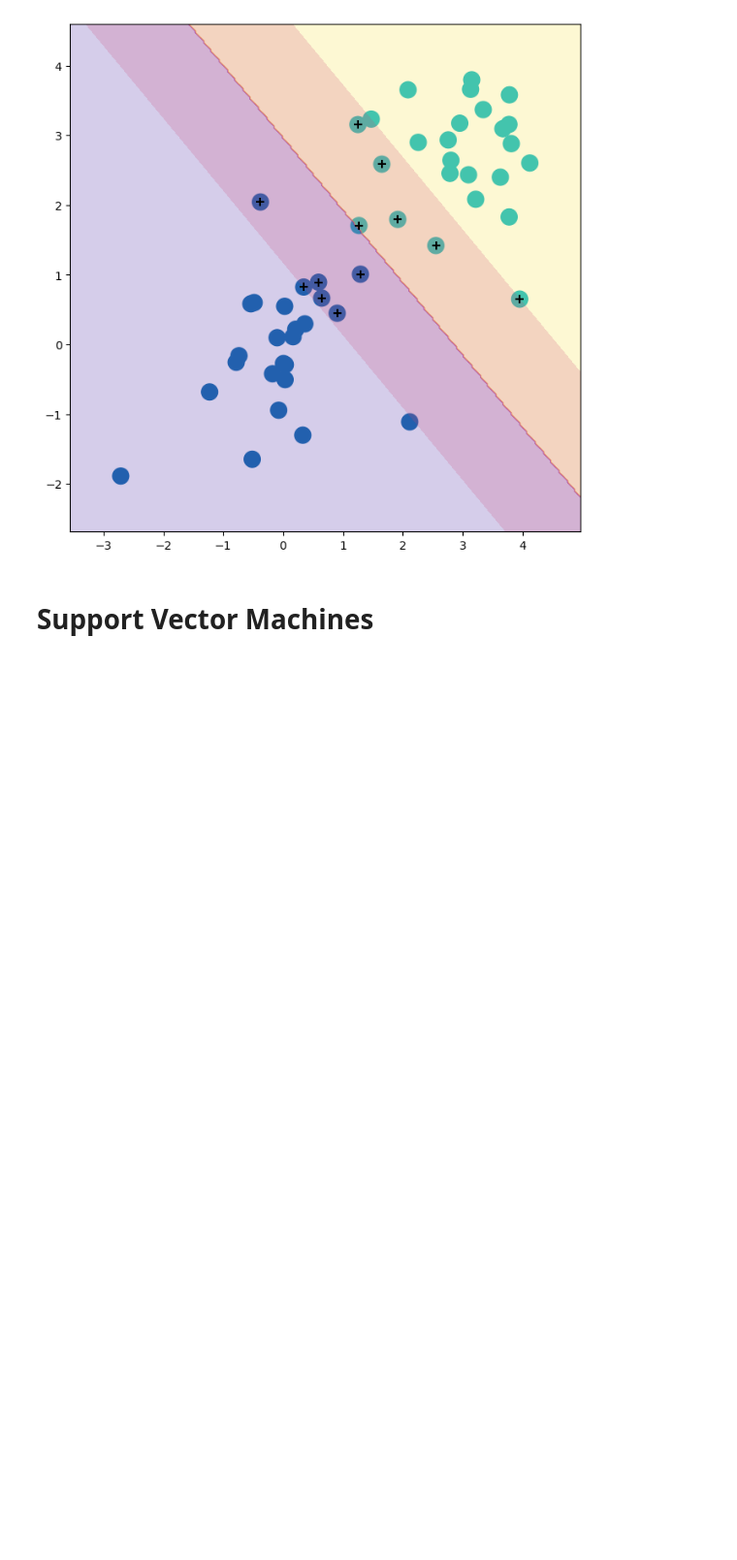
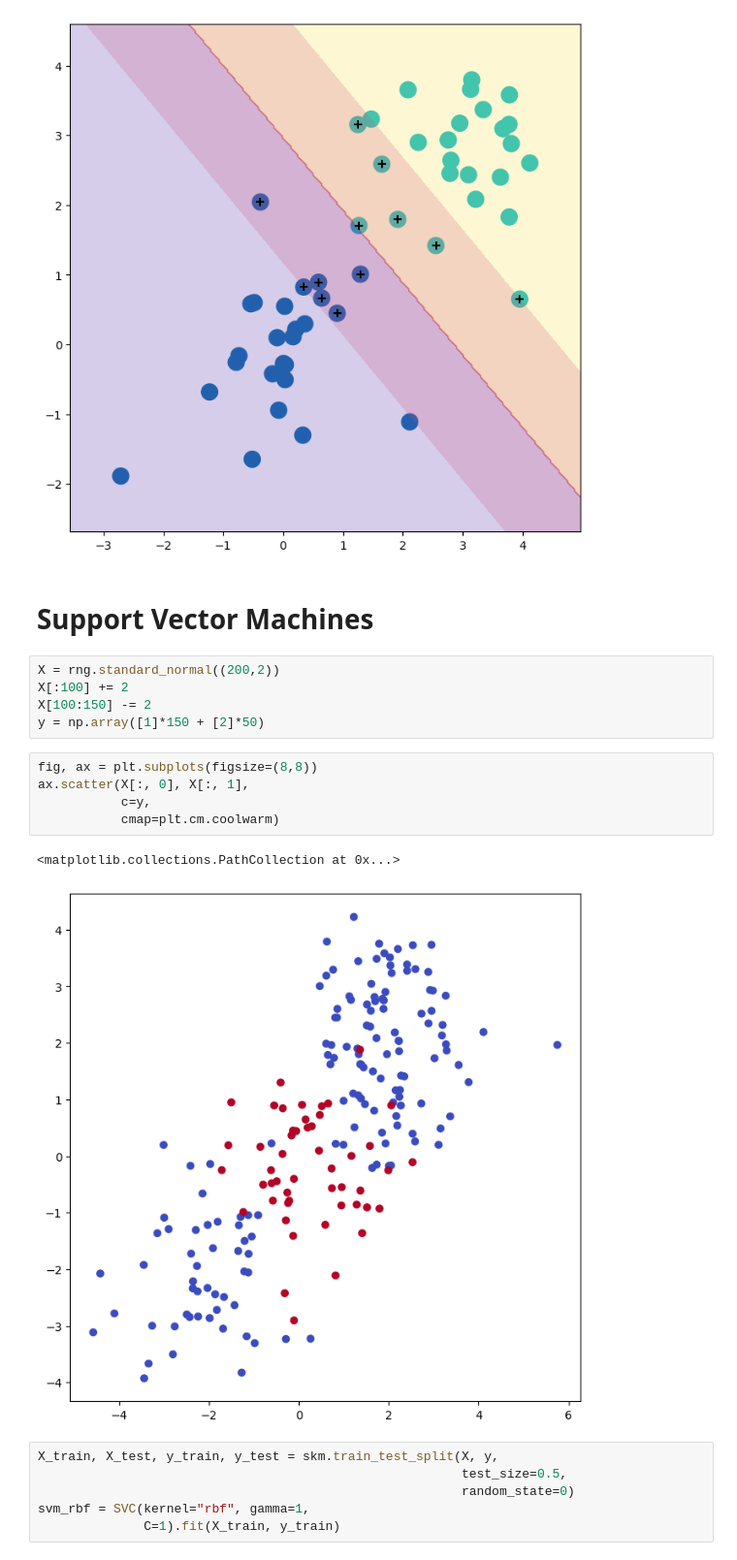
Before and after one commit to chuancao26/islp, a Jupyter notebook: labSVM.ipynb, the cells around one changed output. Shown at 97% size. Saved outputs shown, nothing was run; the diff lists cells and outputs as text; blank space fills up the shorter version.

```diff
--- a/labSVM.ipynb
+++ b/labSVM.ipynb
@@ -180,3 +180,22 @@ plot_svm(X,
 [figure]
 # %% [markdown]
 # Support Vector Machines
+# %%
+X = rng.standard_normal((200,2))
+X[:100] += 2
+X[100:150] -= 2
+y = np.array([1]*150 + [2]*50)
+# %%
+fig, ax = plt.subplots(figsize=(8,8))
+ax.scatter(X[:, 0], X[:, 1],
+           c=y,
+           cmap=plt.cm.coolwarm)
+# %% [output]
+<matplotlib.collections.PathCollection at 0x...>
+[figure, added]
+# %%
+X_train, X_test, y_train, y_test = skm.train_test_split(X, y,
+                                                        test_size=0.5,
+                                                        random_state=0)
+svm_rbf = SVC(kernel="rbf", gamma=1,
+              C=1).fit(X_train, y_train)
```
Also changed, not shown: parts of 24 cells of this notebook.
